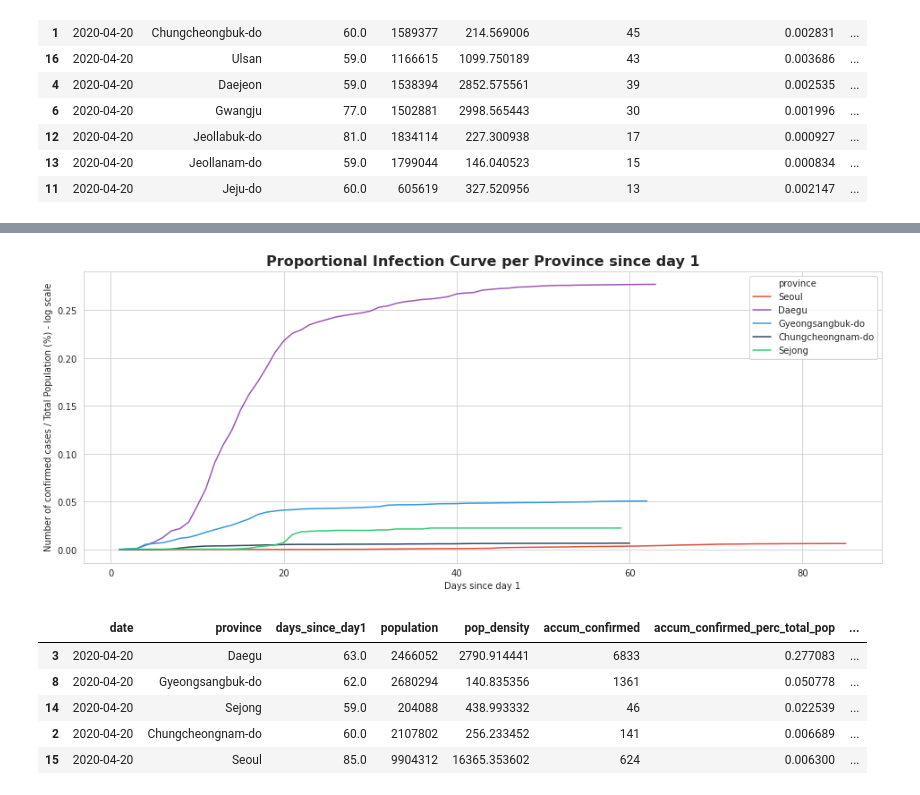
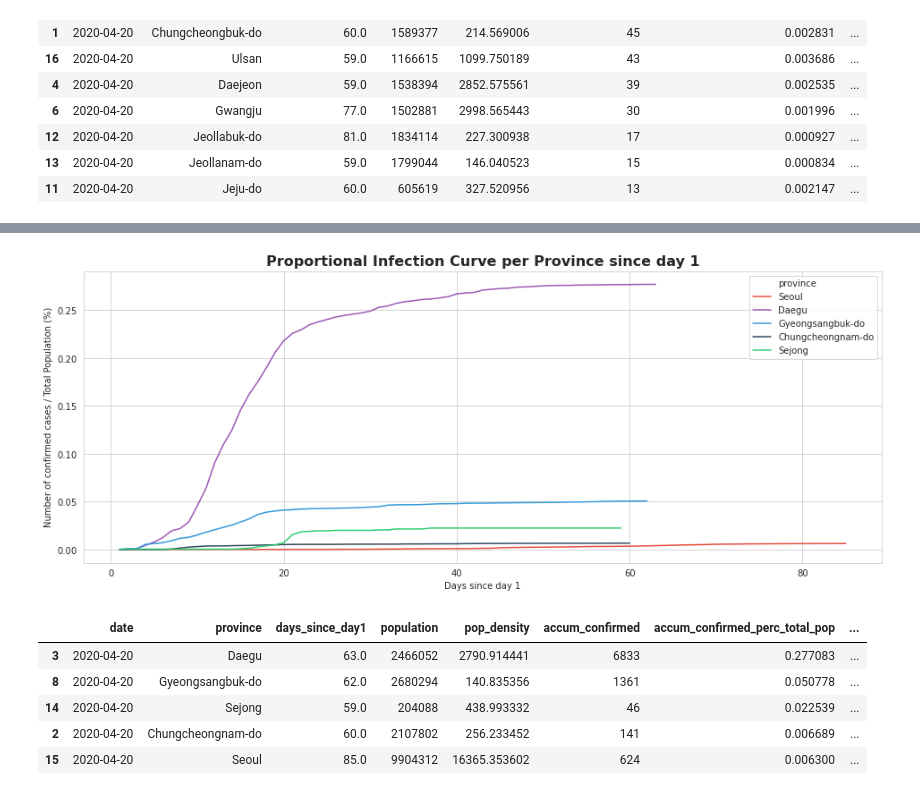
Before and after one commit to tarcisobraz/covid19-skorea, a Jupyter notebook: code/final-notebooks/q1-infections-province-time.ipynb, the cells around one changed output, grey strips where cells are left out. Saved outputs shown, nothing was run; the diff lists cells and outputs as text; code cells hidden in the pictures.

```diff
--- a/code/final-notebooks/q1-infections-province-time.ipynb
+++ b/code/final-notebooks/q1-infections-province-time.ipynb
@@ -267,13 +248,0 @@ p.set_ylabel('Number of confirmed cases', fontsize = 10);
-# %%
-plt.figure(figsize=(10, 6))
-sns.set_style('whitegrid')
-p = sns.lineplot(x="days_since_day1",
-                 y="accum_confirmed",
-                 hue="province",
-                 data=infections_since_day1_full[infections_since_day1_full.province.isin(
-                     top_infected_provinces_real_nos)],
-                 palette=provinces_palette);
-p.set_yscale("log");
-p.axes.set_title('Infection Curve per Province since day 1', fontsize = 16, weight='bold');
-p.set_xlabel('Days since day 1', fontsize = 10);
-p.set_ylabel('Number of confirmed cases - log scale', fontsize = 10);
@@ -282,19 +304,14 @@ p.set_ylabel('Number of confirmed cases - log scale', fontsize = 10);
 # %%
 top_infected_provinces_prop_nos = total_per_province.sort_values('accum_confirmed_perc_total_pop', ascending=False).head(5).province
-
-plt.figure(figsize=(16, 6))
-p = sns.lineplot(x="days_since_day1",
-                 y="accum_confirmed_perc_total_pop",
-                 hue="province",
-                 data=infections_since_day1_full[infections_since_day1_full.province.isin(
-                     top_infected_provinces_prop_nos)],
-                 palette=provinces_palette);
-#p.set_yscale("log");
-p.axes.set_title('Proportional Infection Curve per Province since day 1', fontsize = 16, weight='bold');
-p.set_xlabel('Days since day 1', fontsize = 10);
-p.set_ylabel('Number of confirmed cases / Total Population (%) - log scale', fontsize = 10);
+plot_infection_curve_per_province(infections_data=infections_since_day1_full,
+                                  provinces=top_infected_provinces_prop_nos,
+                                  infections_var='accum_confirmed_perc_total_pop',
+                                  title='Proportional Infection Curve per Province since day 1',
+                                  ylabel='Number of confirmed cases / Total Population (%)',
+                                  log_scale=False,
+                                  figsize=(16,6))
 # %% [output]
-[figure, old version]
+[figure, new version]
 # %%
 total_per_province.sort_values('accum_confirmed_per_million_people', ascending=False).head(5)
 # %% [output]
```
Also changed, not shown: parts of 10 cells of this notebook.
